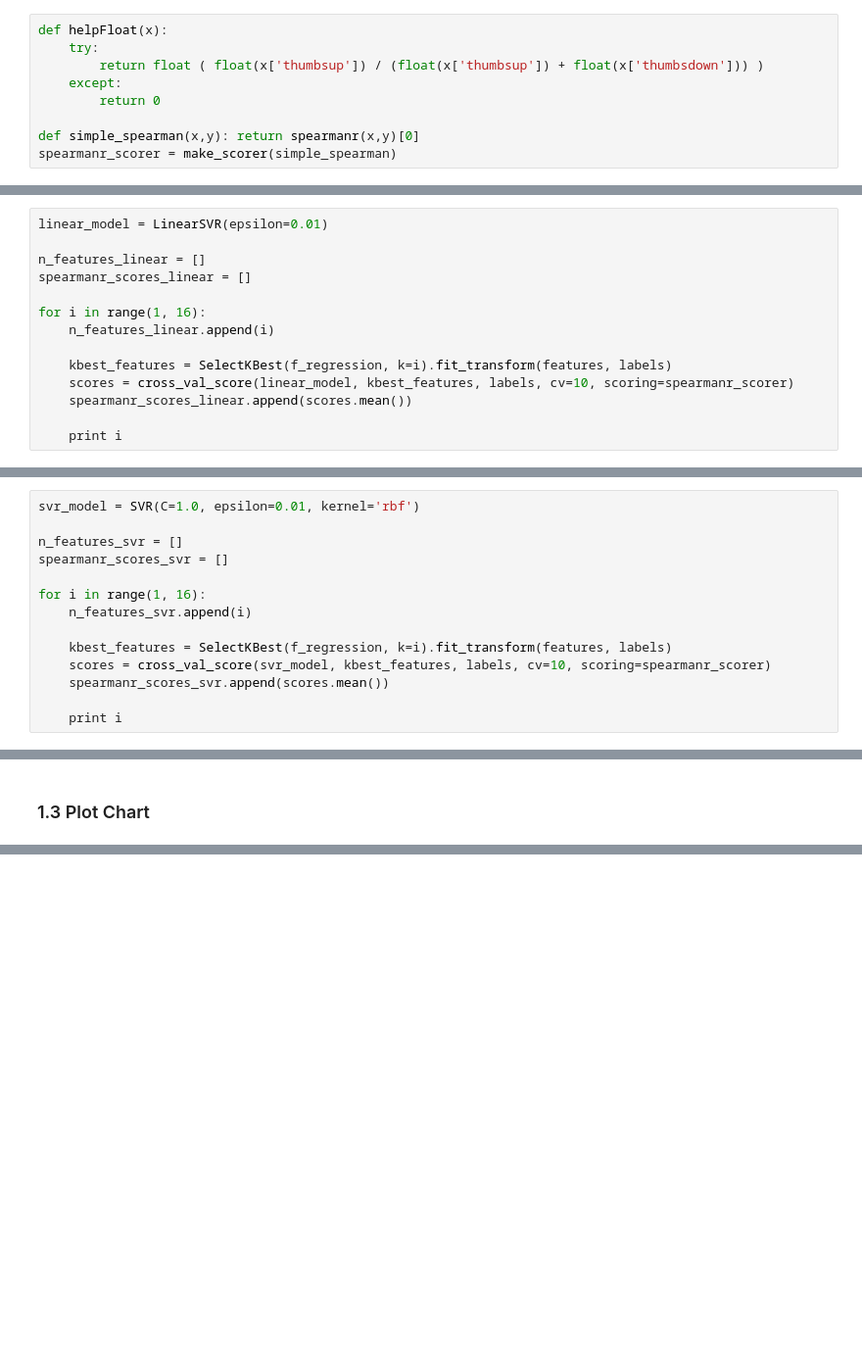
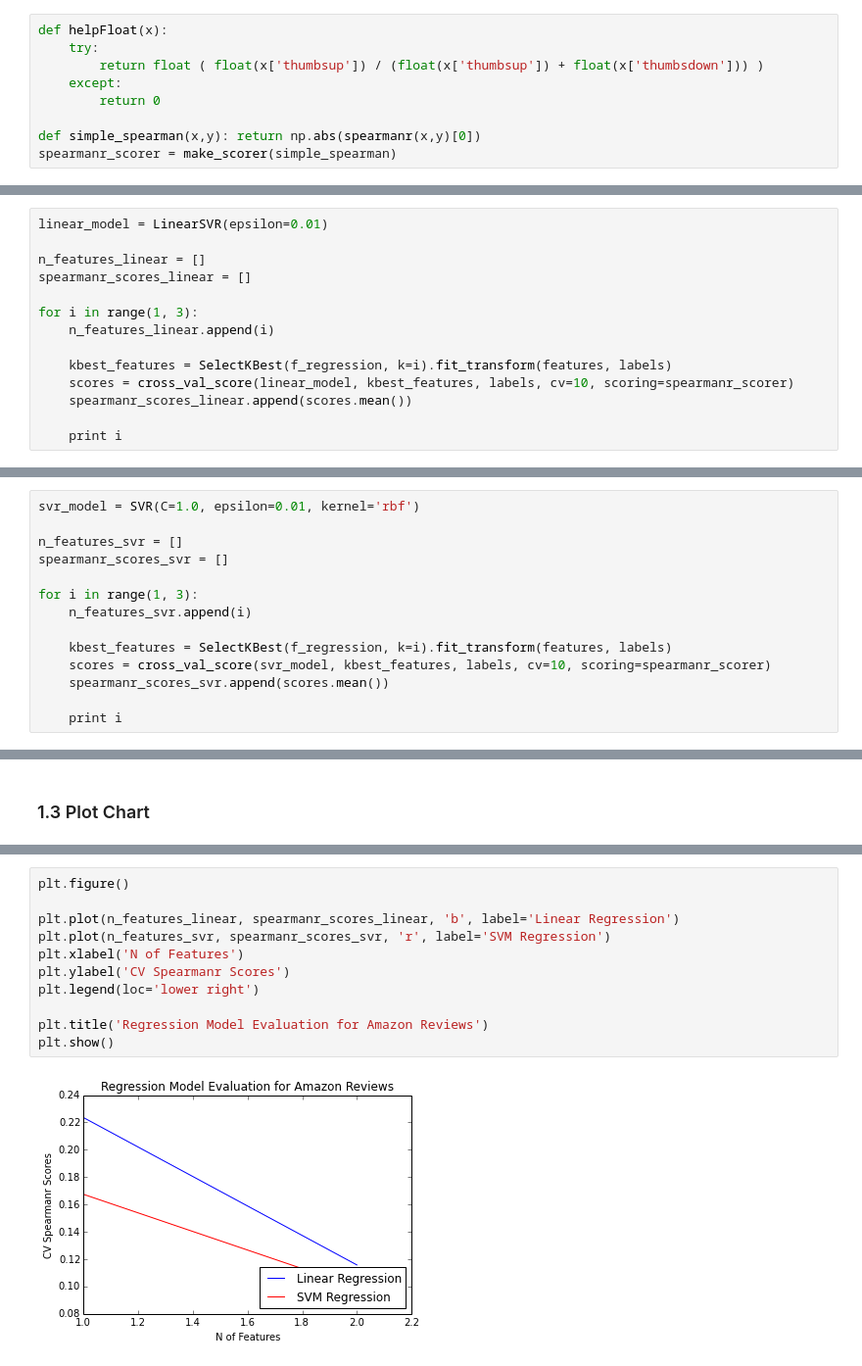
Before and after one commit to heukirne/pyreviews, a Jupyter notebook: experiments/regression_evaluation.ipynb, the cells around one changed output, grey strips where cells are left out. Shown at 98% size. Drawn from its saved outputs; the diff is of its cells as text; blank space fills up the shorter version.

Commit message:
abs spearman, amazon cv chart

```diff
--- a/experiments/regression_evaluation.ipynb
+++ b/experiments/regression_evaluation.ipynb
@@ -20,7 +20,7 @@ def helpFloat(x):
     except:
         return 0
 
-def simple_spearman(x,y): return spearmanr(x,y)[0]
+def simple_spearman(x,y): return np.abs(spearmanr(x,y)[0])
 spearmanr_scorer = make_scorer(simple_spearman)
 # %% [markdown]
 ### load buscape reviews
@@ -65,7 +74,7 @@ linear_model = LinearSVR(epsilon=0.01)
 n_features_linear = []
 spearmanr_scores_linear = []
 
-for i in range(1, 16):
+for i in range(1, 3):
     n_features_linear.append(i)
 
     kbest_features = SelectKBest(f_regression, k=i).fit_transform(features, labels)
@@ -97,7 +93,7 @@ svr_model = SVR(C=1.0, epsilon=0.01, kernel='rbf')
 n_features_svr = []
 spearmanr_scores_svr = []
 
-for i in range(1, 16):
+for i in range(1, 3):
     n_features_svr.append(i)
 
     kbest_features = SelectKBest(f_regression, k=i).fit_transform(features, labels)
@@ -137,3 +119,16 @@ plt.title('Regression Model Evaluation for Buscape Reviews')
 plt.show()
 # %% [output]
 [figure]
+# %%
+plt.figure()
+
+plt.plot(n_features_linear, spearmanr_scores_linear, 'b', label='Linear Regression')
+plt.plot(n_features_svr, spearmanr_scores_svr, 'r', label='SVM Regression')
+plt.xlabel('N of Features')
+plt.ylabel('CV Spearmanr Scores')
+plt.legend(loc='lower right')
+
+plt.title('Regression Model Evaluation for Amazon Reviews')
+plt.show()
+# %% [output]
+[figure, added]
```
Also changed, not shown: parts of 9 cells of this notebook.
